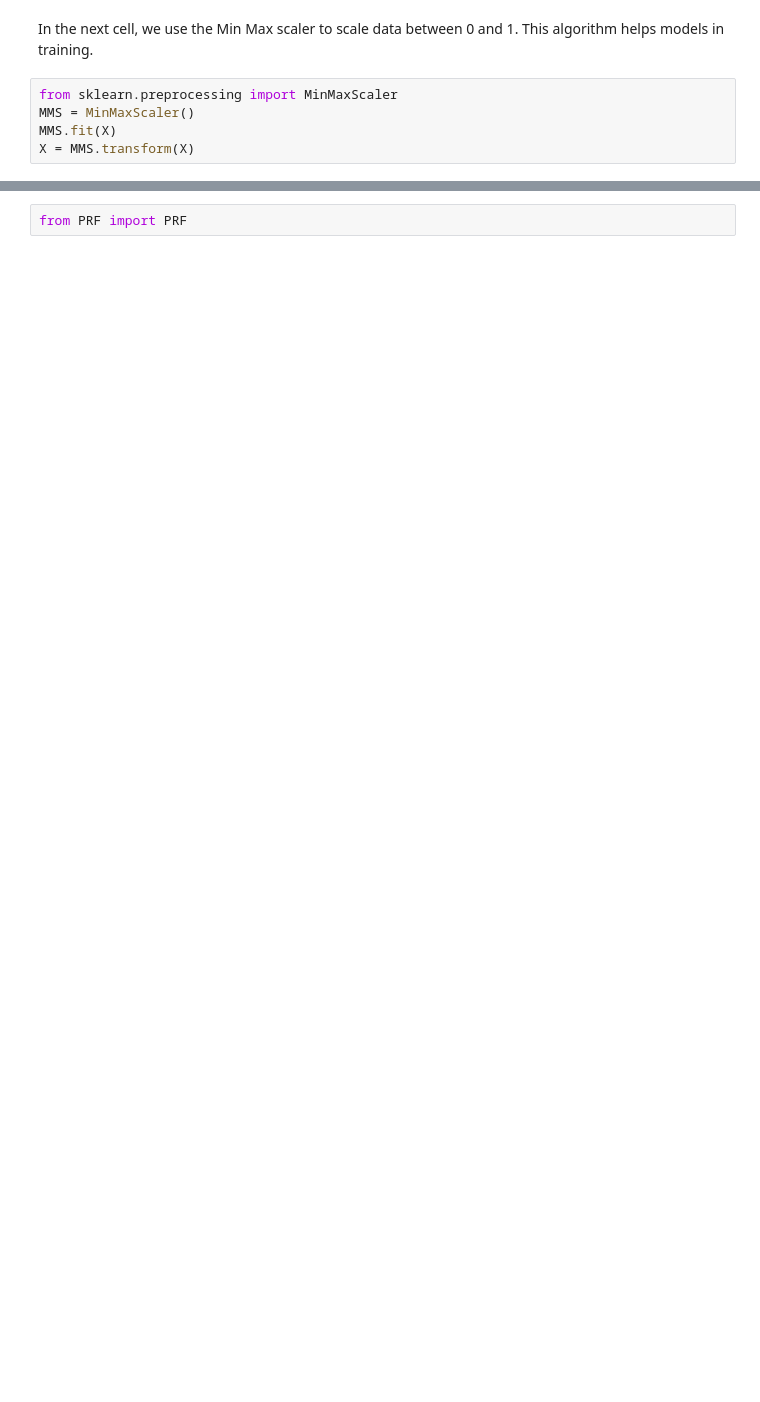
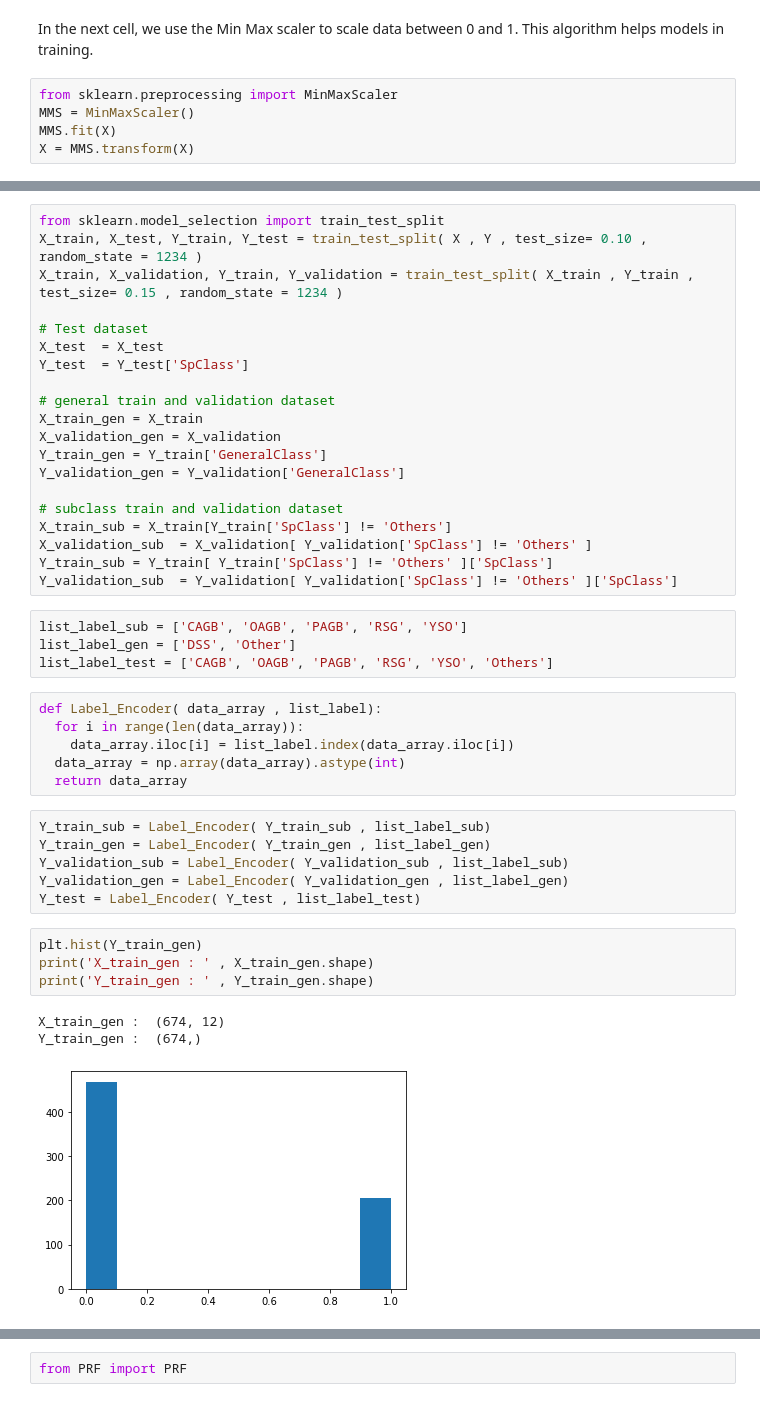
Before and after one commit to Mahdi-Abdollahii/Dusty-Stellar-Sources-Classification, a Jupyter notebook: Model_Evaluation.ipynb, the cells around one changed output, grey strips where cells are left out. Saved outputs shown, nothing was run; the diff lists cells and outputs as text; blank space fills up the shorter version.

```diff
--- a/Model_Evaluation.ipynb
+++ b/Model_Evaluation.ipynb
@@ -223,0 +196,44 @@ Y_test :  (61,)
+# %%
+from sklearn.model_selection import train_test_split
+X_train, X_test, Y_train, Y_test = train_test_split( X , Y , test_size= 0.10 , random_state = 1234 )
+X_train, X_validation, Y_train, Y_validation = train_test_split( X_train , Y_train , test_size= 0.15 , random_state = 1234 )
+
+# Test dataset
+X_test  = X_test
+Y_test  = Y_test['SpClass']
+
+# general train and validation dataset
+X_train_gen = X_train
+X_validation_gen = X_validation
+Y_train_gen = Y_train['GeneralClass']
+Y_validation_gen = Y_validation['GeneralClass']
+
+# subclass train and validation dataset
+X_train_sub = X_train[Y_train['SpClass'] != 'Others']
+X_validation_sub  = X_validation[ Y_validation['SpClass'] != 'Others' ]
+Y_train_sub = Y_train[ Y_train['SpClass'] != 'Others' ]['SpClass']
+Y_validation_sub  = Y_validation[ Y_validation['SpClass'] != 'Others' ]['SpClass']
+# %%
+list_label_sub = ['CAGB', 'OAGB', 'PAGB', 'RSG', 'YSO']
+list_label_gen = ['DSS', 'Other']
+list_label_test = ['CAGB', 'OAGB', 'PAGB', 'RSG', 'YSO', 'Others']
+# %%
+def Label_Encoder( data_array , list_label):
+  for i in range(len(data_array)):
+    data_array.iloc[i] = list_label.index(data_array.iloc[i])
+  data_array = np.array(data_array).astype(int)
+  return data_array
+# %%
+Y_train_sub = Label_Encoder( Y_train_sub , list_label_sub)
+Y_train_gen = Label_Encoder( Y_train_gen , list_label_gen)
+Y_validation_sub = Label_Encoder( Y_validation_sub , list_label_sub)
+Y_validation_gen = Label_Encoder( Y_validation_gen , list_label_gen)
+Y_test = Label_Encoder( Y_test , list_label_test)
+# %%
+plt.hist(Y_train_gen)
+print('X_train_gen : ' , X_train_gen.shape)
+print('Y_train_gen : ' , Y_train_gen.shape)
+# %% [output]
+X_train_gen :  (674, 12)
+Y_train_gen :  (674,)
+[figure, added]
```
Also changed, not shown: parts of 76 cells of this notebook.
